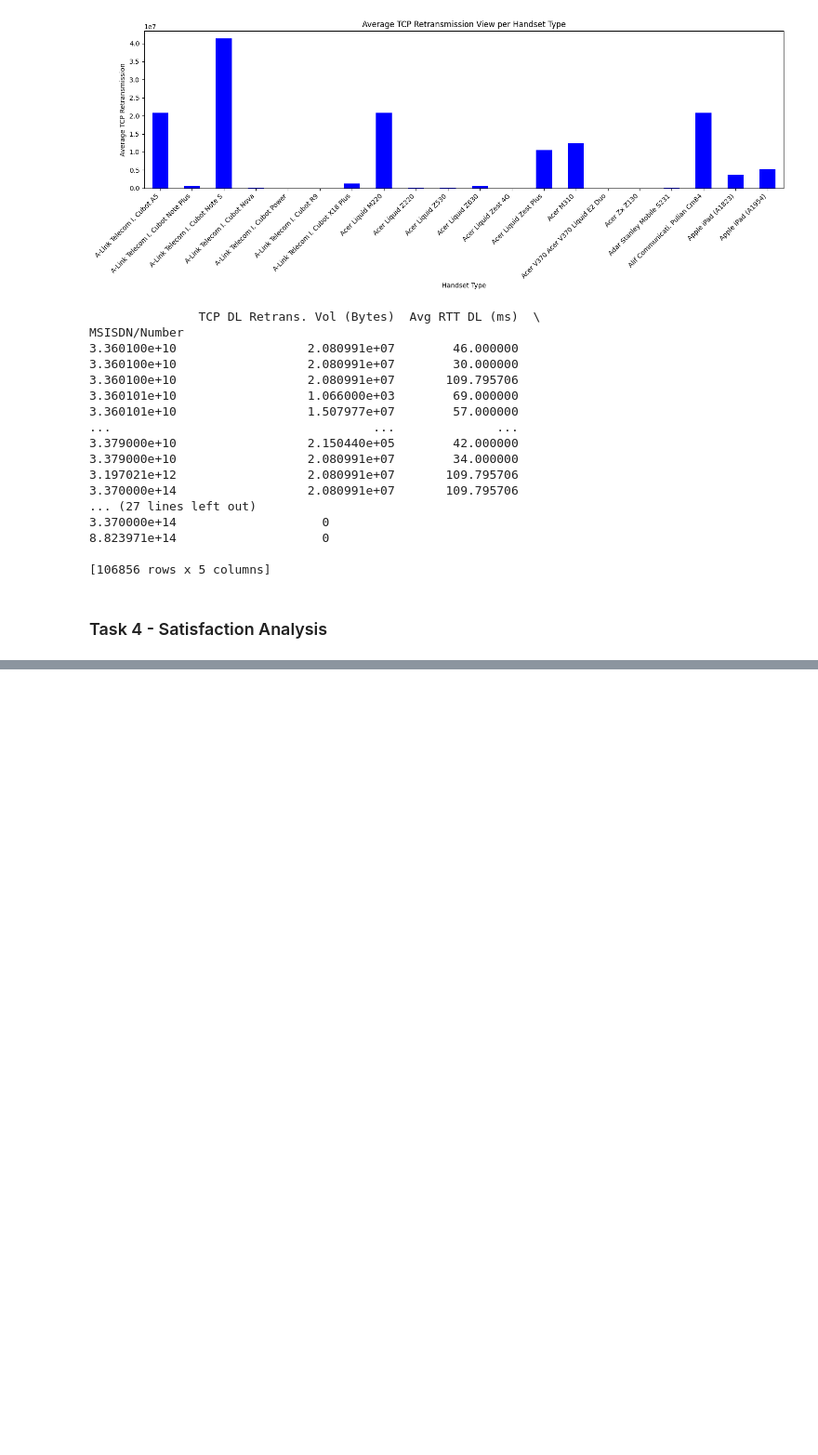
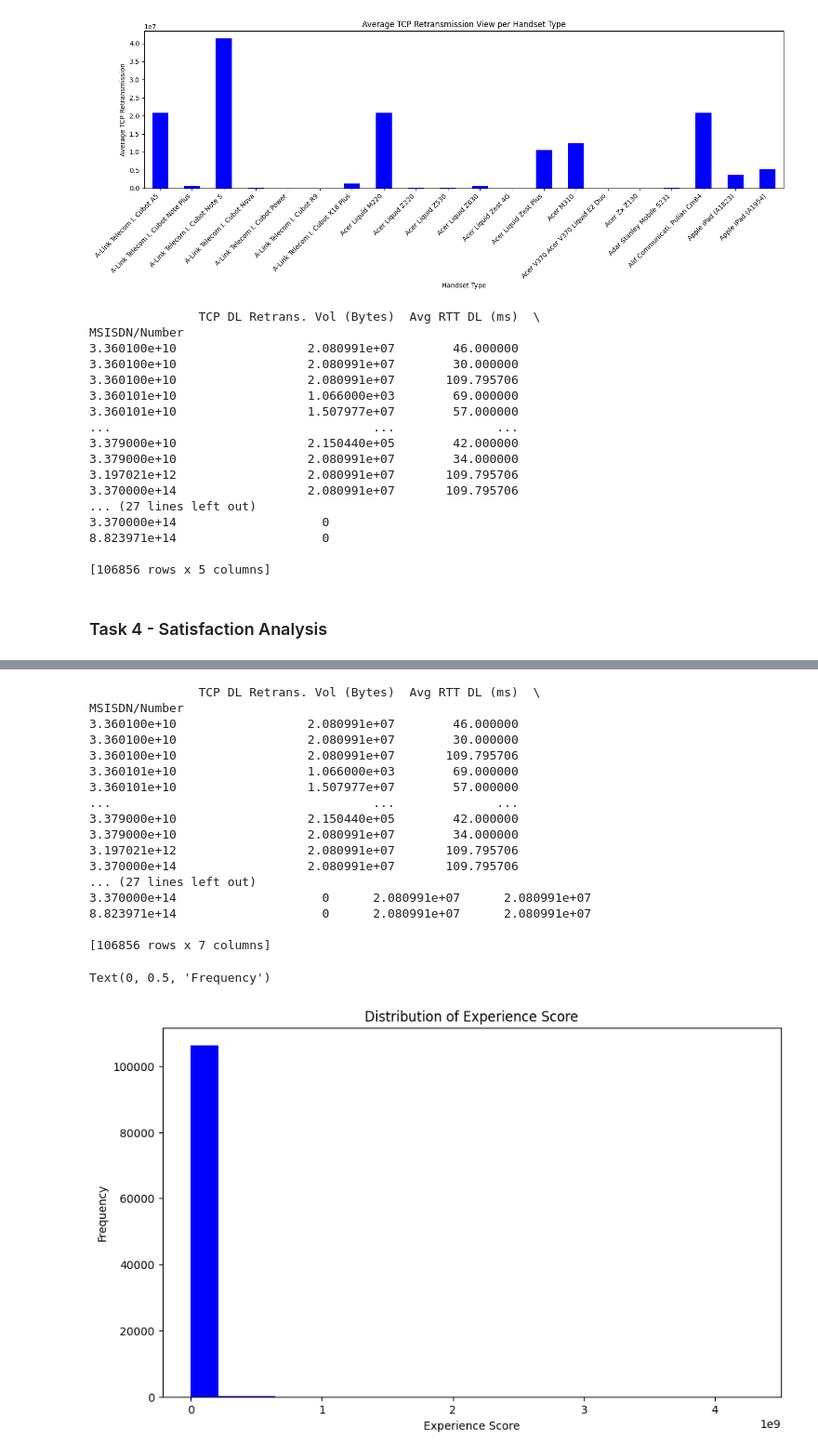
Before and after one commit to IamYunusAli/Acquired, a Jupyter notebook: notebooks/Company_analysis.ipynb, the cells around one changed output, grey strips where cells are left out. Shown at 93% size. Cells and saved outputs as stored; diff of their text form; code cells hidden in the pictures; blank space fills up the shorter version.

Commit message:
engagement and experience soce as Euclidean distance between

```diff
--- a/notebooks/Company_analysis.ipynb
+++ b/notebooks/Company_analysis.ipynb
@@ -839,3 +840,14 @@ MSISDN/Number
 [106856 rows x 5 columns]
 # %% [markdown]
 ### Task 4  - Satisfaction Analysis
+# %%
+# Engagement score
+engagement_score = []
+for i, row in customer_info.iterrows():
+    cluster = row['Experience Cluster']
+    centroid = kmeans.cluster_centers_[cluster]
+    data_point = row[['TCP DL Retrans. Vol (Bytes)', 'Avg RTT DL (ms)', 'Avg Throughput']]
+    score = np.linalg.norm(data_point - centroid)
+    engagement_score.append(score)
+customer_info['Engagement Score'] = engagement_score
+print(customer_info)
@@ -841,0 +872,37 @@ MSISDN/Number
+# %%
+# Calculate the experience score for each user
+experience_score = []
+for i, row in customer_info.iterrows():
+    cluster = row['Experience Cluster']
+    centroid = kmeans.cluster_centers_[cluster]
+    data_point = row[['TCP DL Retrans. Vol (Bytes)', 'Avg RTT DL (ms)', 'Avg Throughput']]
+    score = np.linalg.norm(data_point - centroid)
+    experience_score.append(score)
+customer_info['Experience Score'] = experience_score
+print(customer_info)
+# visual representation
+plt.figure(figsize=(10, 6))
+plt.hist(customer_info['Experience Score'], bins=20, color='blue')
+plt.title('Distribution of Experience Score')
+plt.xlabel('Experience Score')
+plt.ylabel('Frequency')
+# %% [output]
+               TCP DL Retrans. Vol (Bytes)  Avg RTT DL (ms)  \
+MSISDN/Number
+3.360100e+10                  2.080991e+07        46.000000
+3.360100e+10                  2.080991e+07        30.000000
+3.360100e+10                  2.080991e+07       109.795706
+3.360101e+10                  1.066000e+03        69.000000
+3.360101e+10                  1.507977e+07        57.000000
+...                                    ...              ...
+3.379000e+10                  2.150440e+05        42.000000
+3.379000e+10                  2.080991e+07        34.000000
+3.197021e+12                  2.080991e+07       109.795706
+3.370000e+14                  2.080991e+07       109.795706
+... (27 lines left out)
+3.370000e+14                    0      2.080991e+07      2.080991e+07
+8.823971e+14                    0      2.080991e+07      2.080991e+07
+
+[106856 rows x 7 columns]
+Text(0, 0.5, 'Frequency')
+[figure, added]
```
Also changed, not shown: parts of 2 cells of this notebook.
